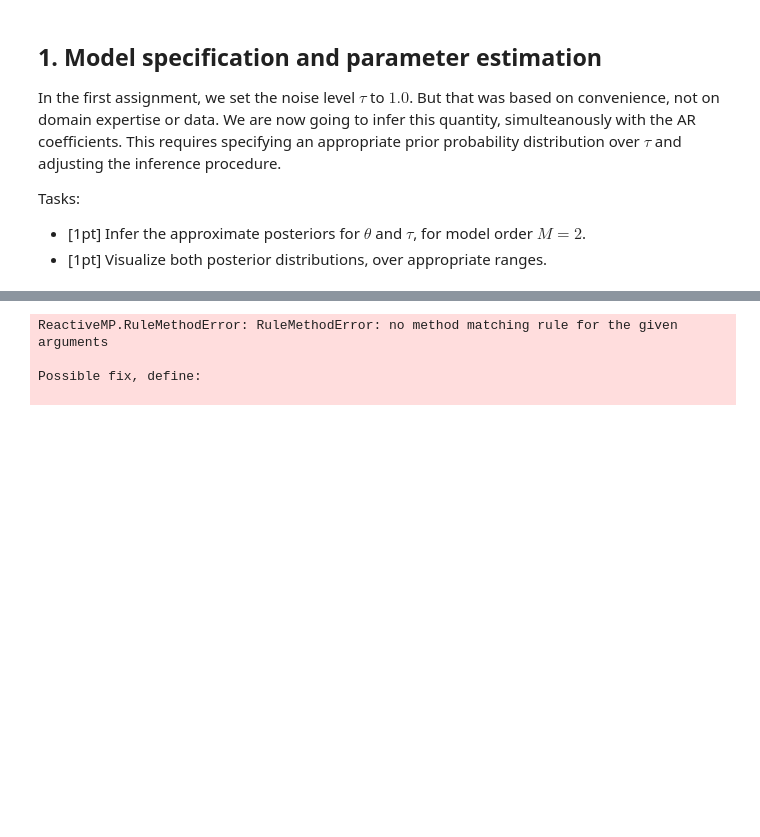
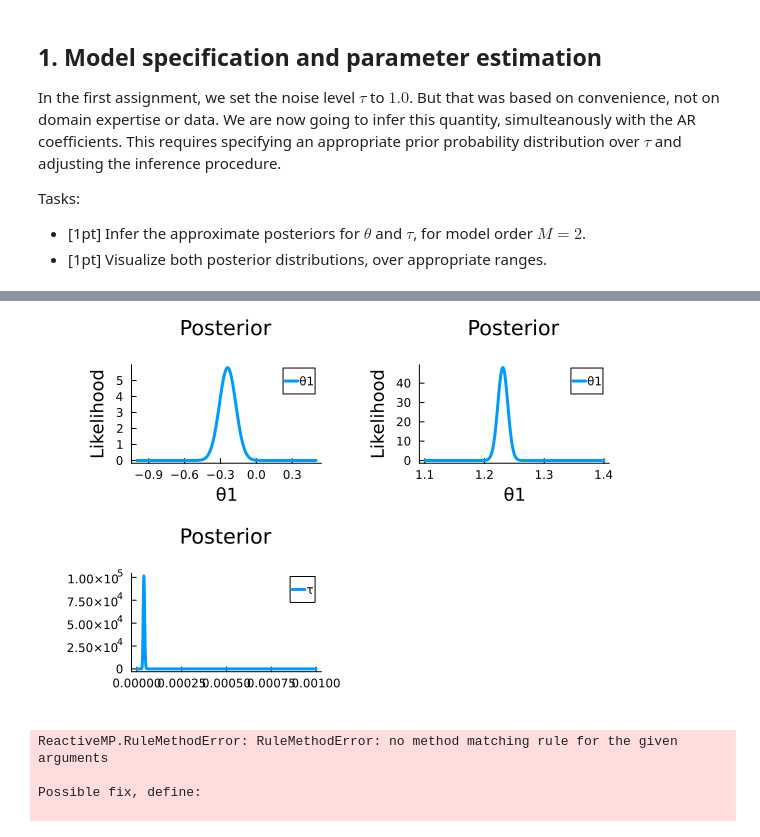
Before and after one commit to benjivdbrand/BMLIP, a Jupyter notebook: lessons/assignments/[5SSD0] Probabilistic Programming 2/pp-assignment-2.ipynb, the cells around one changed output, grey strips where cells are left out. Cells and saved outputs as stored; diff of their text form; code cells hidden in the pictures; blank space fills up the shorter version.

```diff
--- a/lessons/assignments/[5SSD0] Probabilistic Programming 2/pp-assignment-2.ipynb
+++ b/lessons/assignments/[5SSD0] Probabilistic Programming 2/pp-assignment-2.ipynb
@@ -149,3 +169,70 @@ plot(p1a, p1b, p1c)
+# %%
+@model function auto_regression(prior_params; N)
+    # Prior state
+    θ ~ MvNormalMeanCovariance(prior_params[:θ0][1], prior_params[:θ0][2])
+
+    # Process noise covariance matrix
+    τ ~ Gamma(prior_params[:τ][1], prior_params[:τ][2])
+    #τ ~ Beta(1.0, 1.0)
+
+    X = datavar(Vector{Float64}, N)
+    y = datavar(Float64, N)
+
+    for i = 1:N
+        y[i] ~ NormalMeanPrecision(dot(θ,X[i]), τ)
+    end
+end
+
+# Prior parameters
+M = 2
+
+num_samples = length(past_data[:,1])
+history = [[past_data[:,2][i+j] for j in 0:M-1] for i in 1:num_samples-M]
+
+# Define prior parameters
+prior_params = Dict(:θ0 => (zeros(M), diageye(M)),
+                    :τ  => (1, 1))
+
+# Initialize variational marginal distributions and messages
+inits = Dict(:θ => MvNormalMeanCovariance(zeros(M), diageye(M)),
+             :τ => Gamma(1, 1))
+
+results = inference(
+    model           = auto_regression(prior_params, N=num_samples-M),
+    data            = (y = past_data[:,2][M+1:num_samples], X = history),
+    returnvars      = (θ = KeepLast(), τ = KeepLast()),
+    iterations      = 20,
+    constraints     = MeanField(),
+    #initmarginals   = (τ = vague(InverseGamma), ),
+    initmarginals = inits,
+    initmessages  = inits,
+    free_energy     = true
+)
+
+# Extract posterior weights
+post_θ = results.posteriors[:θ]
+post_τ = results.posteriors[:τ]
+
+post_mode_θ = mode(post_θ)
+post_std_θ = std(post_θ)
+
+# Draw contour plots of distributions
+θ = 1
+x1 = range(-1, step=0.01, stop=0.5)
+prior_θ = Normal(post_mode_θ[θ], post_std_θ[θ, θ])
+p1a = plot(x1, pdf(prior_θ, x1), xlabel="θ1", ylabel="Likelihood", title="Posterior", label="θ1")
+
+θ = 2
+x1 = range(1.1, step=0.001, stop=1.4)
+prior_θ = Normal(post_mode_θ[θ], post_std_θ[θ, θ])
+p1b = plot(x1, pdf(prior_θ, x1), xlabel="θ1", ylabel="Likelihood", title="Posterior", label="θ1")
+
+x1 = range(0, step=0.000001, stop=0.001)
+p1c = plot(x1, pdf(post_τ, x1), title="Posterior", label="τ")
+
+plot(p1a, p1b, p1c)
+# %% [output]
+[figure, added]
 # %%
 # YOUR CODE HERE
 @model function auto_regression(μ_θ, Σ_θ; N=1)
```
Also changed, not shown: parts of 2 cells of this notebook.
